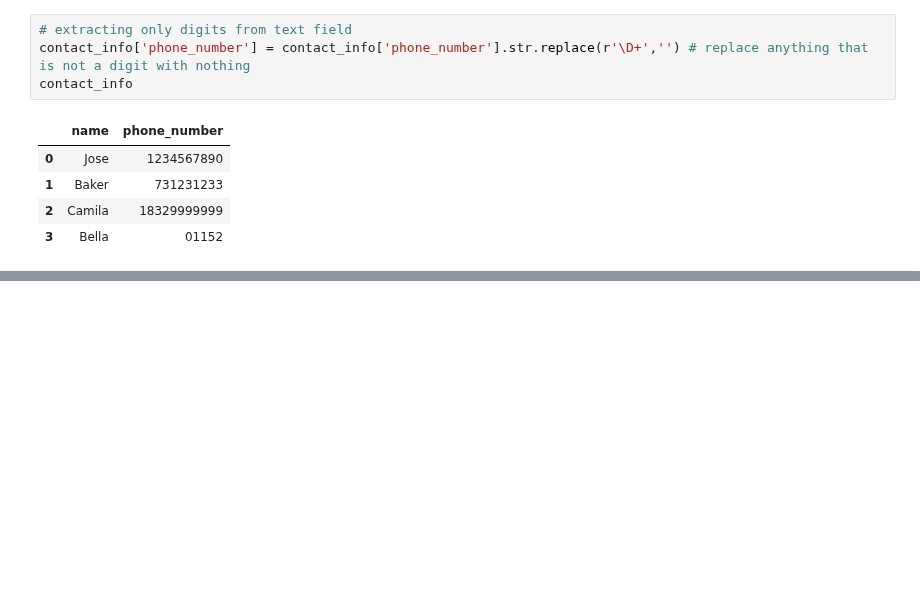
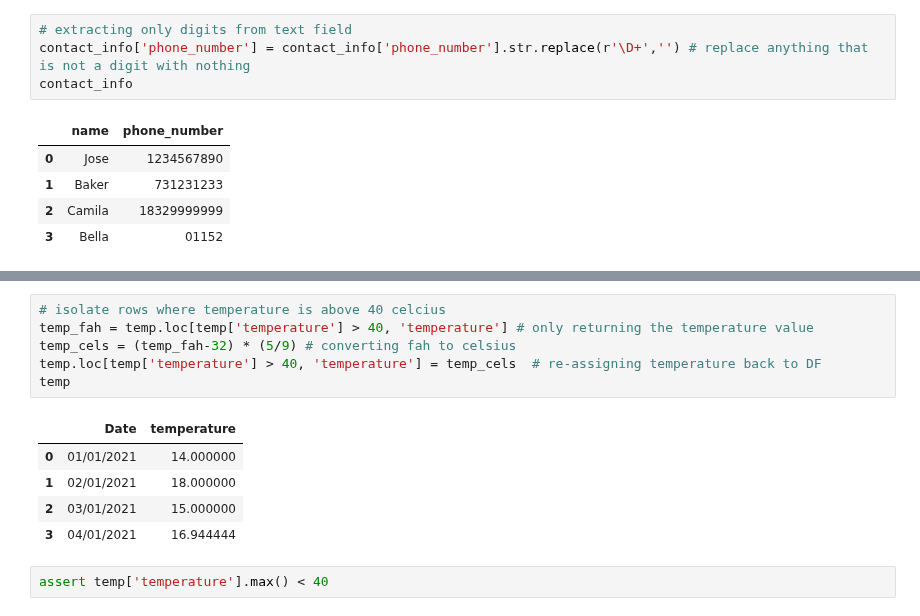
Before and after one commit to Jose-Servin/DataCamp, a Jupyter notebook: Courses/Cleaning_Data/cleaning_data.ipynb, the cells around one changed output, grey strips where cells are left out. Saved outputs shown, nothing was run; the diff lists cells and outputs as text; blank space fills up the shorter version.

```diff
--- a/Courses/Cleaning_Data/cleaning_data.ipynb
+++ b/Courses/Cleaning_Data/cleaning_data.ipynb
@@ -786,0 +809,14 @@ contact_info
+# %%
+# isolate rows where temperature is above 40 celcius
+temp_fah = temp.loc[temp['temperature'] > 40, 'temperature'] # only returning the temperature value
+temp_cels = (temp_fah-32) * (5/9) # converting fah to celsius
+temp.loc[temp['temperature'] > 40, 'temperature'] = temp_cels  # re-assigning temperature back to DF
+temp
+# %% [output]
+|  | Date | temperature |
+| 0 | 01/01/2021 | 14.000000 |
+| 1 | 02/01/2021 | 18.000000 |
+| 2 | 03/01/2021 | 15.000000 |
+| 3 | 04/01/2021 | 16.944444 |
+# %%
+assert temp['temperature'].max() < 40
```
Also changed, not shown: parts of 12 cells of this notebook.
